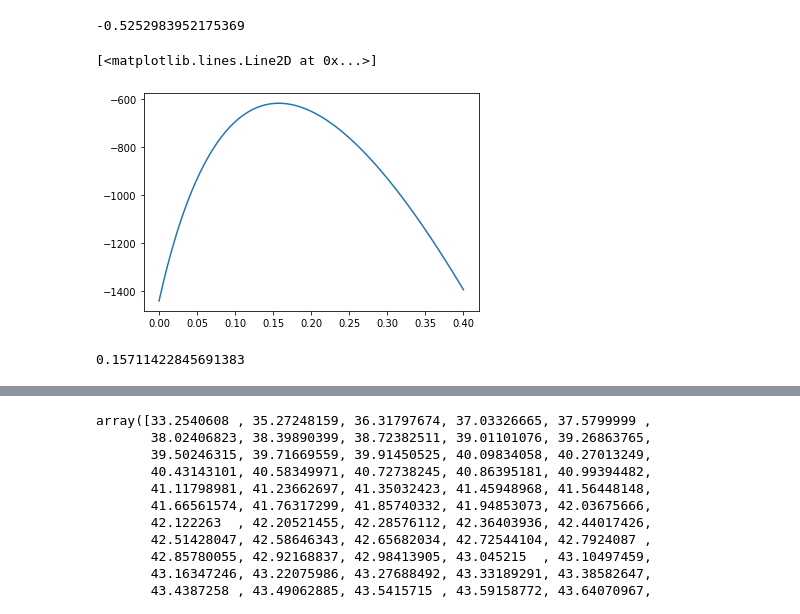
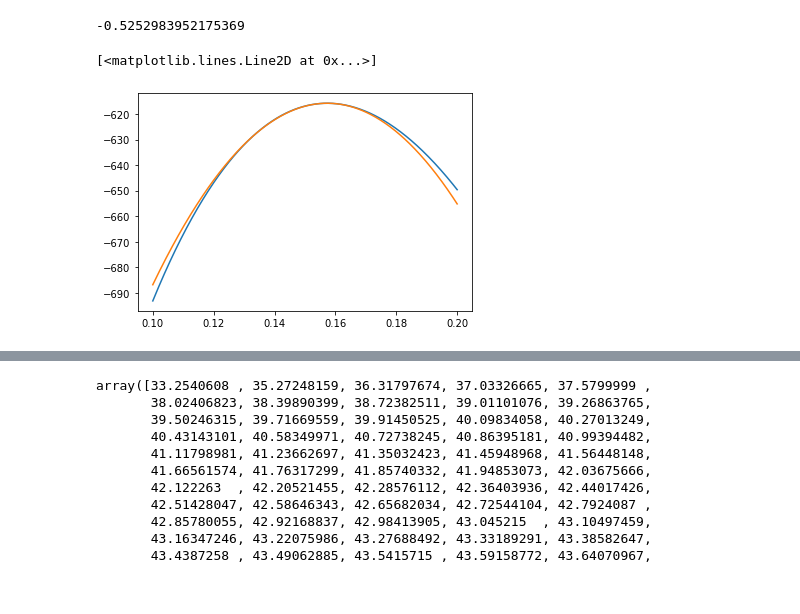
Before and after one commit to mjohnsonperimeter/cosmology_2019, a Jupyter notebook: SN_tutorial.ipynb, the cells around one changed output, grey strips where cells are left out. Drawn from its saved outputs; the diff is of its cells as text; code cells hidden in the pictures.

```diff
--- a/SN_tutorial.ipynb
+++ b/SN_tutorial.ipynb
@@ -143,7 +143,7 @@ omega_k = 0.0
 nu_mass = 0.06
 
 pars = camb.CAMBparams()
-omegas = np.linspace(0,.4,500)
+omegas = np.linspace(0.1,.2,500)
 r2=np.zeros(omegas.shape[0])
 i=0
 
@@ -154,13 +154,21 @@ for omega_ch2 in omegas:
   dm = 5.*np.log10(DL/(1e-5))
   r2[i] = np.sum((dm - mag_data)**2/error_data**2)
   i+=1
+# %%
+def deriv(x,y,x0,dx):
+  h = x[x0]-x[x0+dx]
+  return (y[x0-dx]-y[x0-dx])/(2.*h)
+
+def deriv2(x,y,x0,dx):
+  h = x[x0]-x[x0+dx]
+  return (y[x0-dx]-2.*y[x0]+y[x0-dx])/(h**2)
+
+minindex = np.argmin(r2)
+d2 = deriv2(omegas,r2,minindex,2)
+r2approx = r2[minindex]*np.ones(omegas.shape[0]) + 0.5*d2*(omegas-omegas[minindex])**2
 # %%
 plt.plot(omegas,-r2)
+plt.plot(omegas,-r2approx)
 # %% [output]
 [<matplotlib.lines.Line2D at 0x...>]
-[figure, old version]
+[figure, new version]
-# %%
-minindex=np.argmin(r2)
-omegas[minindex]
-# %% [output]
-0.15711422845691383
```
Also changed, not shown: parts of 6 cells of this notebook.
